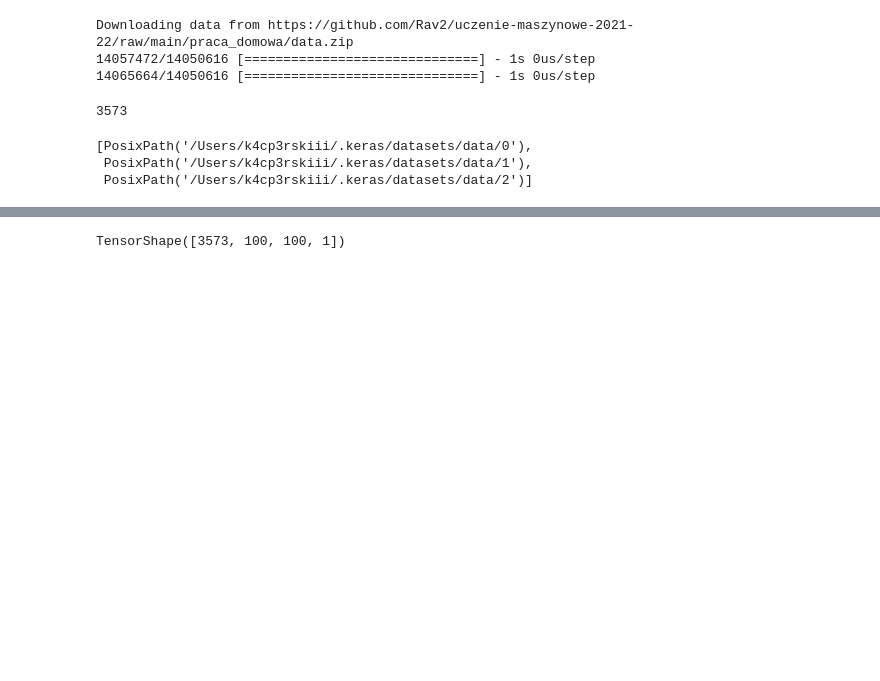
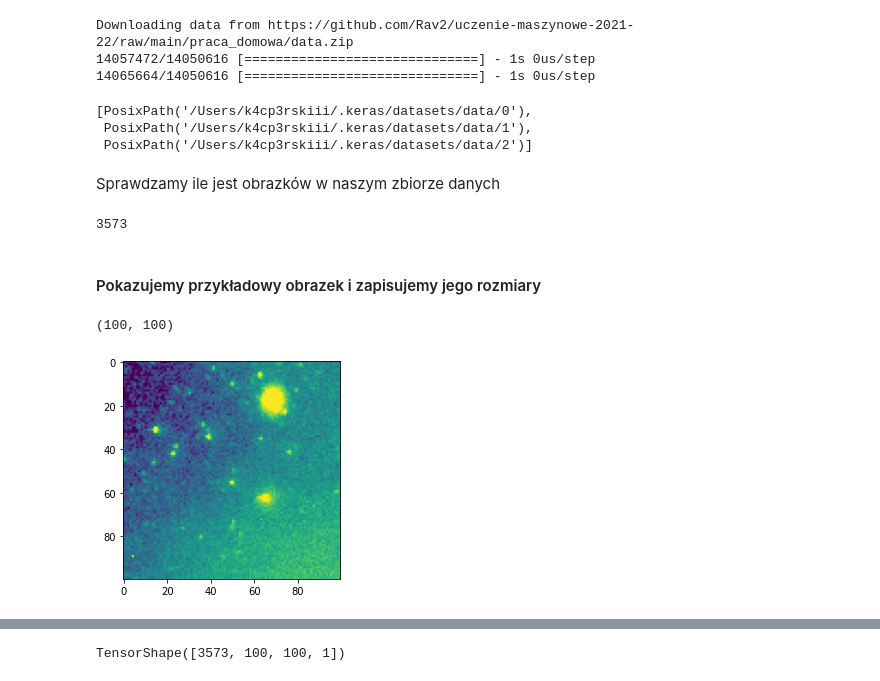
Before and after one commit to K4cp3rski/ML_FUW, a Jupyter notebook: Cybiński_Praca_domowa_3.ipynb, the cells around one changed output, grey strips where cells are left out. Saved outputs shown, nothing was run; the diff lists cells and outputs as text; code cells hidden in the pictures; blank space fills up the shorter version.

```diff
--- a/Cybiński_Praca_domowa_3.ipynb
+++ b/Cybiński_Praca_domowa_3.ipynb
@@ -135,11 +117,31 @@ img_width = 100
+# %%
+# Sprawdzamy, czy załadowały się wszystkie interesujace nas katalogi (klasy)
+[x for x in data_dir.iterdir() if x.is_dir()]
+# %% [output]
+[PosixPath('/Users/k4cp3rskiii/.keras/datasets/data/0'),
+ PosixPath('/Users/k4cp3rskiii/.keras/datasets/data/1'),
+ PosixPath('/Users/k4cp3rskiii/.keras/datasets/data/2')]
+# %% [markdown]
+Sprawdzamy ile jest obrazków w naszym zbiorze danych
 # %%
 image_count = len(list(data_dir.glob('*/*.jpg')))
 print(image_count)
 # %% [output]
 3573
-# %%
-[x for x in data_dir.iterdir() if x.is_dir()]
-# %% [output]
-[PosixPath('/Users/k4cp3rskiii/.keras/datasets/data/0'),
- PosixPath('/Users/k4cp3rskiii/.keras/datasets/data/1'),
- PosixPath('/Users/k4cp3rskiii/.keras/datasets/data/2')]
+# %% [markdown]
+#### Pokazujemy przykładowy obrazek i zapisujemy jego rozmiary
+# %%
+# Ustal pełną ścieżkę do pliku nr 5
+path = data_dir.joinpath(list(data_dir.glob('1/*.jpg'))[0])
+
+# Wczytaj obrazek
+img = load_img(path, color_mode='grayscale')
+
+# Przekonwertuj do tablicy w numpy
+img_arr = np.asarray(img)
+
+plt.imshow(img_arr)
+print(img_arr.shape)
+# %% [output]
+(100, 100)
+[figure, added]
```
Also changed, not shown: parts of 46 cells of this notebook.
